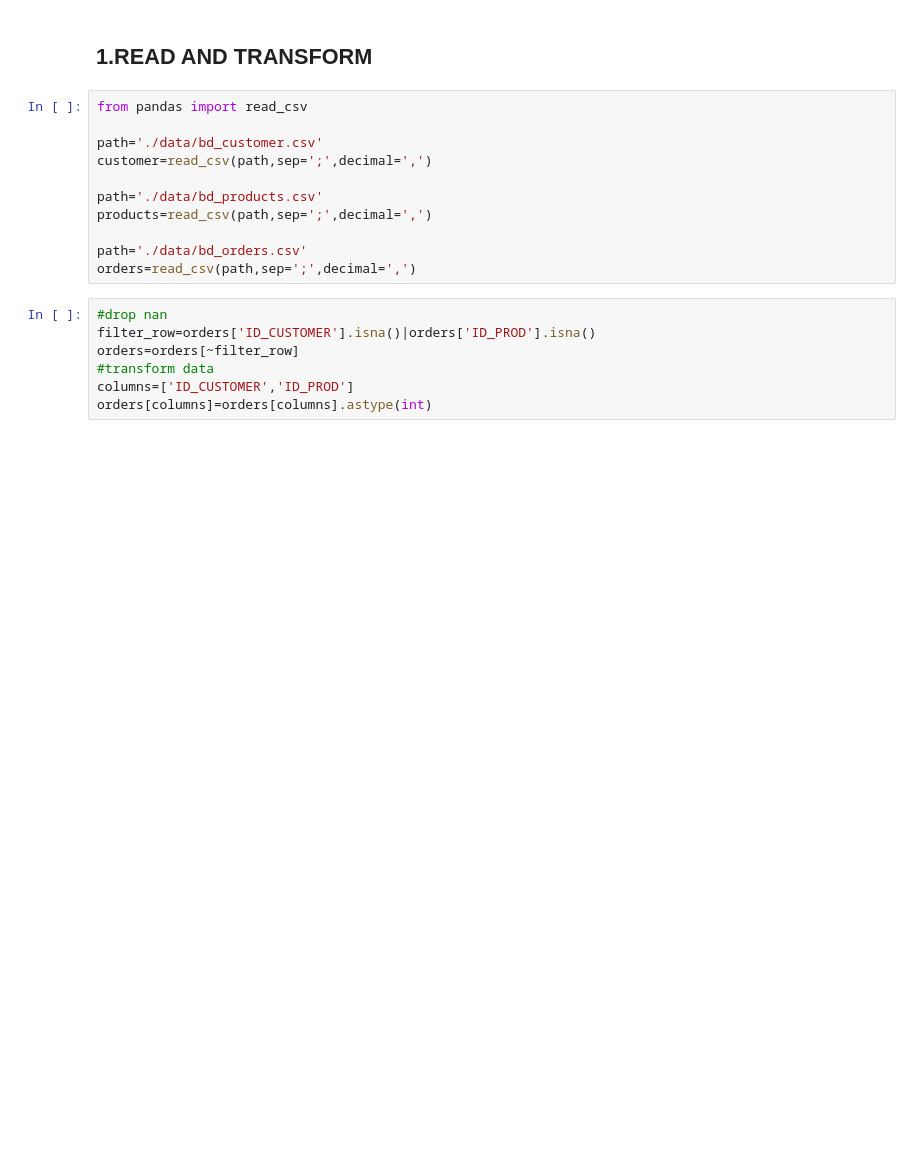
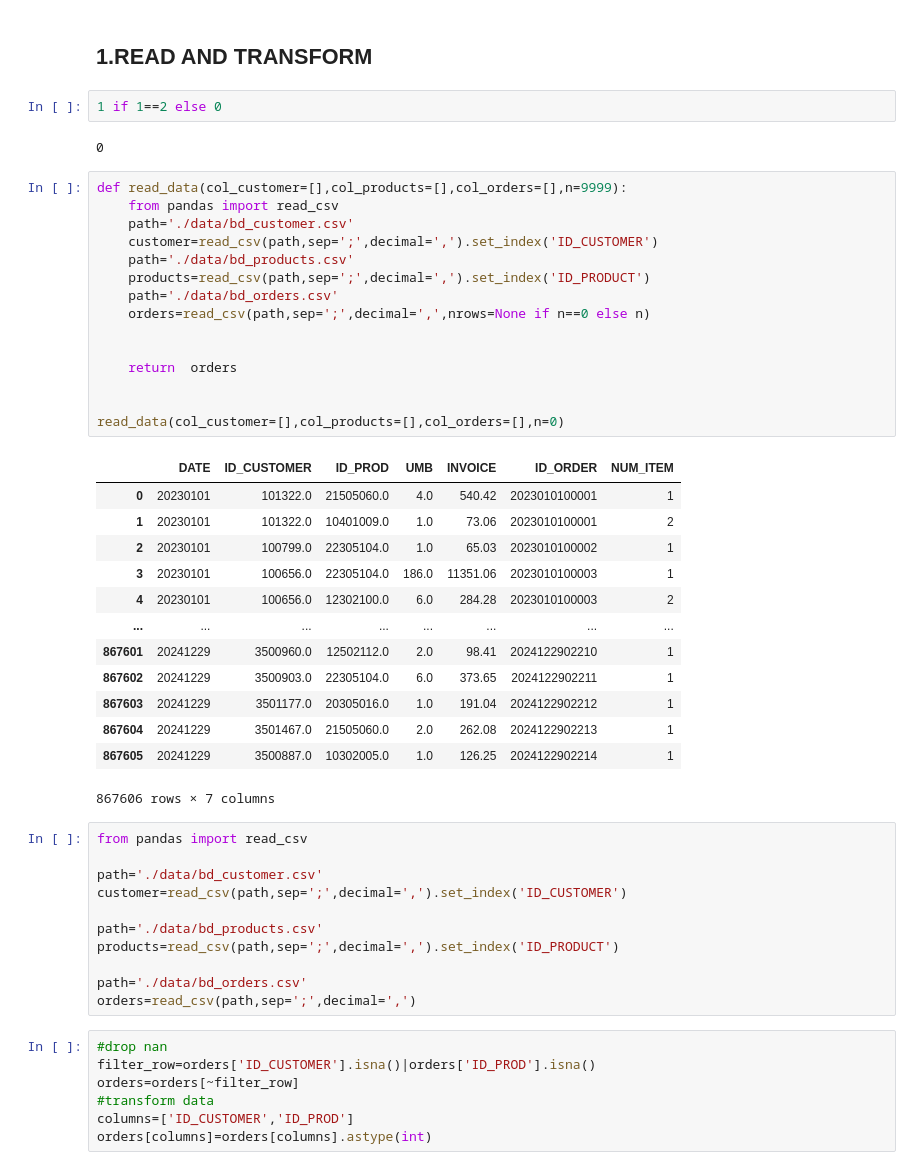
Before and after one commit to MSalles94/commercial_analyst, a Jupyter notebook: testing.ipynb, the cells around one changed output. Cells and saved outputs as stored; diff of their text form; blank space fills up the shorter version.

```diff
--- a/manipulate_data.ipynb
+++ b/testing.ipynb
@@ -1,13 +1,46 @@
 # %% [markdown]
 ## 1.READ AND TRANSFORM
+# %%
+1 if 1==2 else 0
+# %% [output]
+0
+# %%
+def read_data(col_customer=[],col_products=[],col_orders=[],n=9999):
+    from pandas import read_csv
+    path='./data/bd_customer.csv'
+    customer=read_csv(path,sep=';',decimal=',').set_index('ID_CUSTOMER')
+    path='./data/bd_products.csv'
+    products=read_csv(path,sep=';',decimal=',').set_index('ID_PRODUCT')
+    path='./data/bd_orders.csv'
+    orders=read_csv(path,sep=';',decimal=',',nrows=None if n==0 else n)
+
+
+    return  orders
+
+
+read_data(col_customer=[],col_products=[],col_orders=[],n=0)
+# %% [output]
+|  | DATE | ID_CUSTOMER | ID_PROD | UMB | INVOICE | ID_ORDER | NUM_ITEM |
+| 0 | 20230101 | 101322.0 | 21505060.0 | 4.0 | 540.42 | 2023010100001 | 1 |
+| 1 | 20230101 | 101322.0 | 10401009.0 | 1.0 | 73.06 | 2023010100001 | 2 |
+| 2 | 20230101 | 100799.0 | 22305104.0 | 1.0 | 65.03 | 2023010100002 | 1 |
+| 3 | 20230101 | 100656.0 | 22305104.0 | 186.0 | 11351.06 | 2023010100003 | 1 |
+| 4 | 20230101 | 100656.0 | 12302100.0 | 6.0 | 284.28 | 2023010100003 | 2 |
+| ... | ... | ... | ... | ... | ... | ... | ... |
+| 867601 | 20241229 | 3500960.0 | 12502112.0 | 2.0 | 98.41 | 2024122902210 | 1 |
+| 867602 | 20241229 | 3500903.0 | 22305104.0 | 6.0 | 373.65 | 2024122902211 | 1 |
+| 867603 | 20241229 | 3501177.0 | 20305016.0 | 1.0 | 191.04 | 2024122902212 | 1 |
+| 867604 | 20241229 | 3501467.0 | 21505060.0 | 2.0 | 262.08 | 2024122902213 | 1 |
+| 867605 | 20241229 | 3500887.0 | 10302005.0 | 1.0 | 126.25 | 2024122902214 | 1 |
+867606 rows × 7 columns
 # %%
 from pandas import read_csv
 
 path='./data/bd_customer.csv'
-customer=read_csv(path,sep=';',decimal=',')
+customer=read_csv(path,sep=';',decimal=',').set_index('ID_CUSTOMER')
 
 path='./data/bd_products.csv'
-products=read_csv(path,sep=';',decimal=',')
+products=read_csv(path,sep=';',decimal=',').set_index('ID_PRODUCT')
 
 path='./data/bd_orders.csv'
 orders=read_csv(path,sep=';',decimal=',')
```
Also changed, not shown: parts of 2 cells of this notebook, 1 other file.
